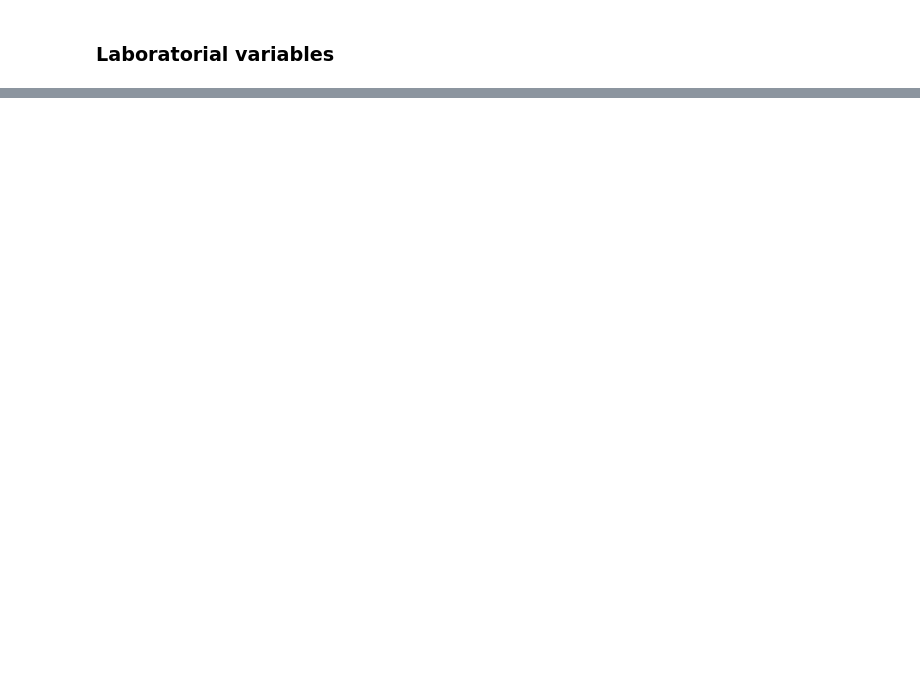
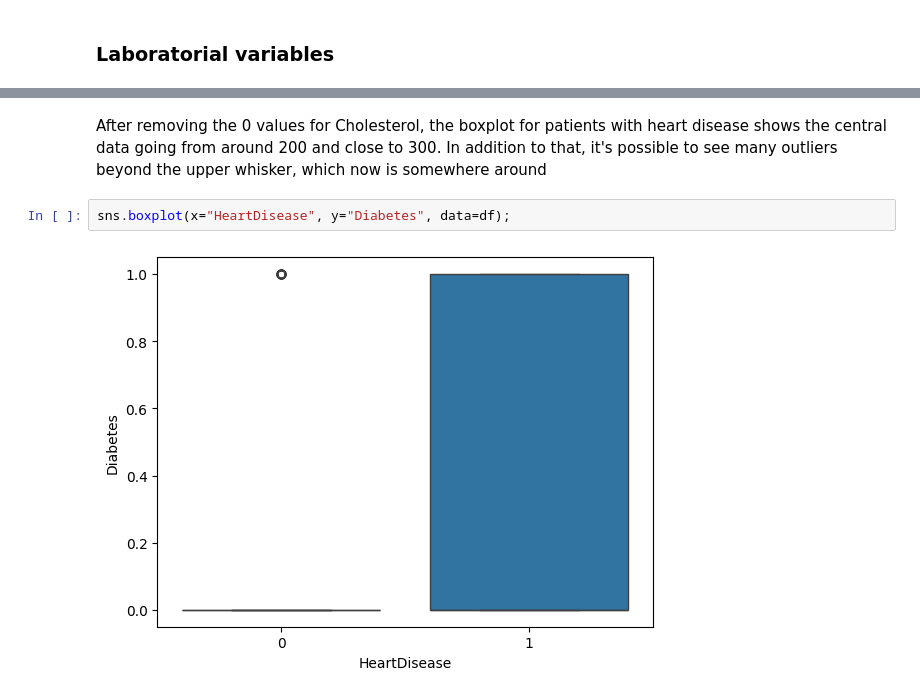
Before and after one commit to Newtan999/NewML, a Jupyter notebook: notebooks/01_eda.ipynb, the cells around one changed output, grey strips where cells are left out. Drawn from its saved outputs; the diff is of its cells as text; blank space fills up the shorter version.

```diff
--- a/notebooks/01_eda.ipynb
+++ b/notebooks/01_eda.ipynb
@@ -111,0 +251,6 @@ From the 918 total patients, 410 do not have Heart Disease, while 508 have.
+# %% [markdown]
+After removing the 0 values for Cholesterol, the boxplot for patients with heart disease shows the central data going from around 200 and close to 300. In addition to that, it's possible to see many outliers beyond the upper whisker, which now is somewhere around
+# %%
+sns.boxplot(x="HeartDisease", y="Diabetes", data=df);
+# %% [output]
+[figure, added]
```
Also changed, not shown: parts of 19 cells of this notebook.
